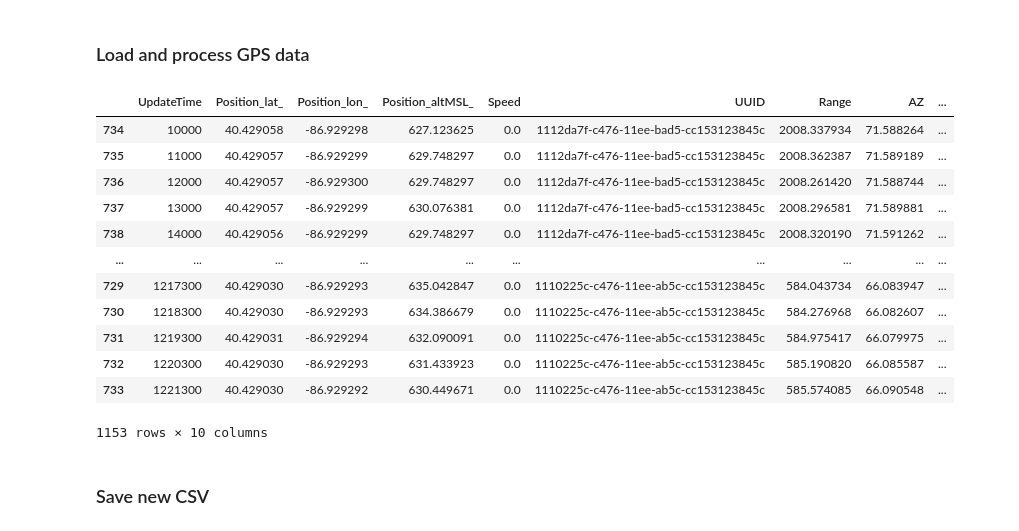
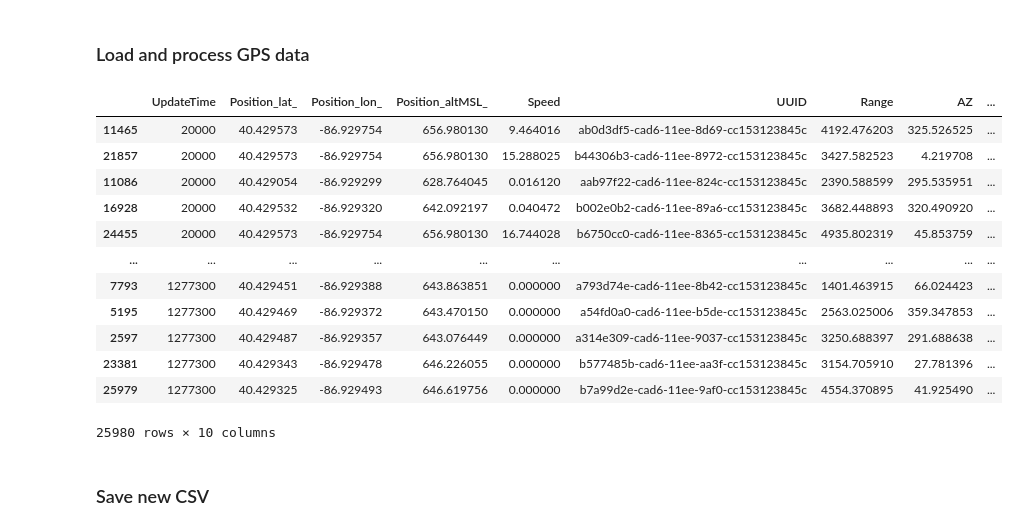
Before and after one commit to tuckerdickson/RADAR-Declutter, a Jupyter notebook: notebooks/gpsConversion.ipynb, the cells around one changed output. Saved outputs shown, nothing was run; the diff lists cells and outputs as text; code cells hidden in the pictures.

```diff
--- a/notebooks/gpsConversion.ipynb
+++ b/notebooks/gpsConversion.ipynb
@@ -154,31 +154,58 @@ def findRadialVelocity(vecX1, vecY1, vecX2, vecY2):
 
 # load gps data
 gpsTracks = []
-gpsData = ['..\data/raw/gps/GPSData1.csv', '..\data/raw/gps/GPSData2.csv', '..\data/raw/gps/GPSData3.csv', '..\data/raw/gps/GPSData4.csv']
+finalTracks = []
+gpsData = ['..\data/raw/gps/GPSData1.csv', '..\data/raw/gps/GPSData2.csv', '..\data/raw/gps/GPSData3.csv', '..\data/raw/gps/GPSData4.csv', '..\data/raw/gps/GPSData5.csv', '..\data/raw/gps/GPSData6.csv']
 
-generativeCycles = 1
+generativeCycles = 10
+scalingRange = [0.5, 2.5]
 
 #Take every 10th row from each .csv (1s intervals), leaving out first and last 10 seconds
 for data in gpsData:
-    gpsTracks.append(pd.read_csv(data).iloc[100:-100:10, :])
+    gpsTracks.append(pd.read_csv(data).iloc[200:-200:10, :])
 
 for rep in range(generativeCycles):
-    for data in gpsTracks:
+    for track in gpsTracks:
+        data = track.copy()
+
         track_IDs = [None] * len(data)
         ranges = [None] * len(data)
         bearings = [None] * len(data)
         elevations = [None] * len(data)
         radialVels = [None] * len(data)
 
+        latNew = [None] * len(data)
+        longNew = [None] * len(data)
+        altNew = [None] * len(data)
+
         radarLat = np.random.uniform(-0.04, 0.04) + data['latitude'].iat[0]
         radarLon = np.random.uniform(-0.04, 0.04) + data['longitude'].iat[0]
         radarAlt = np.random.uniform(-200, 200) + data['altitude_above_seaLevel(feet)'].iat[0]
+        scale = scalingRange[0] + (scalingRange[1]-scalingRange[0])/generativeCycles*rep
 
         lastDiffX = 0
         lastDiffY = 0
 
+        #Speed/Distance scaling
+        latNew[0] = data['latitude'].iat[0]
+        longNew[0] = data['longitude'].iat[0]
+        altNew[0] = data['altitude_above_seaLevel(feet)'].iat[0]
+
+        for i in range(len(data)-1):
+            latNew[i+1] = scale*(data['latitude'].iat[i+1]-data['latitude'].iat[i]) + latNew[i]
+            longNew[i+1] = scale*(data['longitude'].iat[i+1]-data['longitude'].iat[i]) + longNew[i]
+            altNew[i+1] = scale*(data['altitude_above_seaLevel(feet)'].iat[i+1]-data['altitude_above_seaLevel(feet)'].iat[i]) + altNew[i]
+            if (data['speed(mph)'].iat[i] == 0):
+                data['speed(mph)'].iat[i] = distance.distance([data['longitude'].iat[i+1], data['latitude'].iat[i+1]], [data['longitude'].iat[i], data['latitude'].iat[i]]).m
+
+        data['latitude'] = latNew
+        data['longitude'] = longNew
+        data['altitude_above_seaLevel(feet)'] = altNew
+        data['speed(mph)'] *= scale
+
         #Split every 20th track
         for i in range(len(data)):
+
             #Splitting tracks into multiple UUIDs
             if i % 20 == 0:
                 if(i+20 < len(data)):
@@ -199,46 +226,48 @@ for rep in range(generativeCycles):
             radialVels[i] = findRadialVelocity(lastDiffX, lastDiffY, currentDiffX, currentDiffY) #/0.44704 # converts to mph
 
             lastDiffX = currentDiffX
             lastDiffY = currentDiffY
 
             # speed unit conversion (not sure what this should actually be?) currently m/s
             data['speed(mph)'].iat[i]*=0.44704
 
         data['UUID'] = track_IDs
         data['Range'] = ranges
         data['AZ'] = bearings
         data['EL'] = elevations
 
         # Wasn't letting me drop first row during iteration idk why
         radialVels[0] = radialVels[1]
         data['RadialVelocity'] = radialVels
 
-df_gps = pd.concat(gpsTracks, ignore_index=True)
+        finalTracks.append(data)
+
+df_gps = pd.concat(finalTracks, ignore_index=True)
 df_gps = df_gps.sort_values(by='time(millisecond)', ascending=True)
 df_gps.name = 'gpsData.csv'
 
 # drop unimportant columns from gps data
 df_gps = df_gps.drop(columns=NI_GPS)
 
 # rename all of the gps columns to match ecco
 df_gps = df_gps.rename(columns=GPS_MAP, errors='raise')
 
 # display a summary of the fields for each dataset
 df_gps
 # %% [output]
 |  | UpdateTime | Position_lat_ | Position_lon_ | Position_altMSL_ | Speed | UUID | Range | AZ | ... |
-| 734 | 10000 | 40.429058 | -86.929298 | 627.123625 | 0.0 | 1112da7f-c476-11ee-bad5-cc153123845c | 2008.337934 | 71.588264 | ... |
-| 735 | 11000 | 40.429057 | -86.929299 | 629.748297 | 0.0 | 1112da7f-c476-11ee-bad5-cc153123845c | 2008.362387 | 71.589189 | ... |
-| 736 | 12000 | 40.429057 | -86.929300 | 629.748297 | 0.0 | 1112da7f-c476-11ee-bad5-cc153123845c | 2008.261420 | 71.588744 | ... |
-| 737 | 13000 | 40.429057 | -86.929299 | 630.076381 | 0.0 | 1112da7f-c476-11ee-bad5-cc153123845c | 2008.296581 | 71.589881 | ... |
-| 738 | 14000 | 40.429056 | -86.929299 | 629.748297 | 0.0 | 1112da7f-c476-11ee-bad5-cc153123845c | 2008.320190 | 71.591262 | ... |
+| 11465 | 20000 | 40.429573 | -86.929754 | 656.980130 | 9.464016 | ab0d3df5-cad6-11ee-8d69-cc153123845c | 4192.476203 | 325.526525 | ... |
+| 21857 | 20000 | 40.429573 | -86.929754 | 656.980130 | 15.288025 | b44306b3-cad6-11ee-8972-cc153123845c | 3427.582523 | 4.219708 | ... |
+| 11086 | 20000 | 40.429054 | -86.929299 | 628.764045 | 0.016120 | aab97f22-cad6-11ee-824c-cc153123845c | 2390.588599 | 295.535951 | ... |
+| 16928 | 20000 | 40.429532 | -86.929320 | 642.092197 | 0.040472 | b002e0b2-cad6-11ee-89a6-cc153123845c | 3682.448893 | 320.490920 | ... |
+| 24455 | 20000 | 40.429573 | -86.929754 | 656.980130 | 16.744028 | b6750cc0-cad6-11ee-8365-cc153123845c | 4935.802319 | 45.853759 | ... |
 | ... | ... | ... | ... | ... | ... | ... | ... | ... | ... |
-| 729 | 1217300 | 40.429030 | -86.929293 | 635.042847 | 0.0 | 1110225c-c476-11ee-ab5c-cc153123845c | 584.043734 | 66.083947 | ... |
-| 730 | 1218300 | 40.429030 | -86.929293 | 634.386679 | 0.0 | 1110225c-c476-11ee-ab5c-cc153123845c | 584.276968 | 66.082607 | ... |
-| 731 | 1219300 | 40.429031 | -86.929294 | 632.090091 | 0.0 | 1110225c-c476-11ee-ab5c-cc153123845c | 584.975417 | 66.079975 | ... |
-| 732 | 1220300 | 40.429030 | -86.929293 | 631.433923 | 0.0 | 1110225c-c476-11ee-ab5c-cc153123845c | 585.190820 | 66.085587 | ... |
-| 733 | 1221300 | 40.429030 | -86.929292 | 630.449671 | 0.0 | 1110225c-c476-11ee-ab5c-cc153123845c | 585.574085 | 66.090548 | ... |
+| 7793 | 1277300 | 40.429451 | -86.929388 | 643.863851 | 0.000000 | a793d74e-cad6-11ee-8b42-cc153123845c | 1401.463915 | 66.024423 | ... |
+| 5195 | 1277300 | 40.429469 | -86.929372 | 643.470150 | 0.000000 | a54fd0a0-cad6-11ee-b5de-cc153123845c | 2563.025006 | 359.347853 | ... |
+| 2597 | 1277300 | 40.429487 | -86.929357 | 643.076449 | 0.000000 | a314e309-cad6-11ee-9037-cc153123845c | 3250.688397 | 291.688638 | ... |
+| 23381 | 1277300 | 40.429343 | -86.929478 | 646.226055 | 0.000000 | b577485b-cad6-11ee-aa3f-cc153123845c | 3154.705910 | 27.781396 | ... |
+| 25979 | 1277300 | 40.429325 | -86.929493 | 646.619756 | 0.000000 | b7a99d2e-cad6-11ee-9af0-cc153123845c | 4554.370895 | 41.925490 | ... |
-1153 rows × 10 columns
+25980 rows × 10 columns
 # %% [markdown]
 ### Save new CSV
 # %%
```
Also changed, not shown: parts of 2 cells of this notebook, 3 other files.
